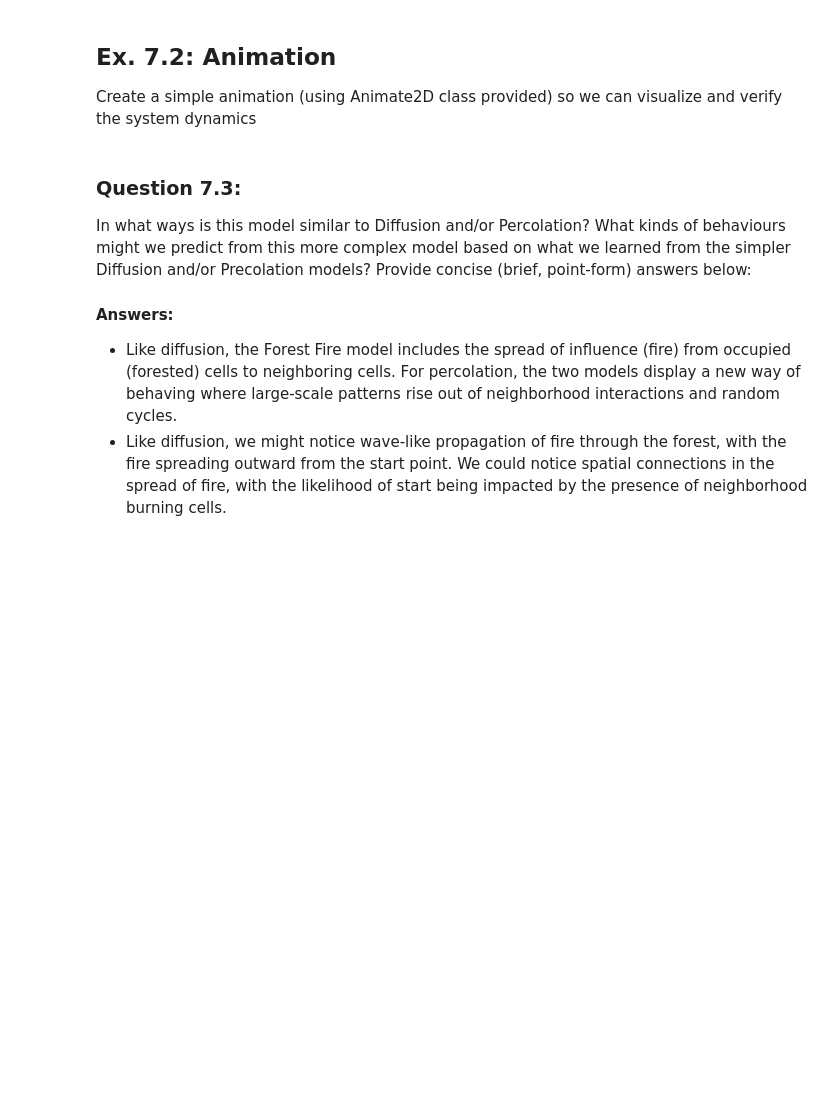
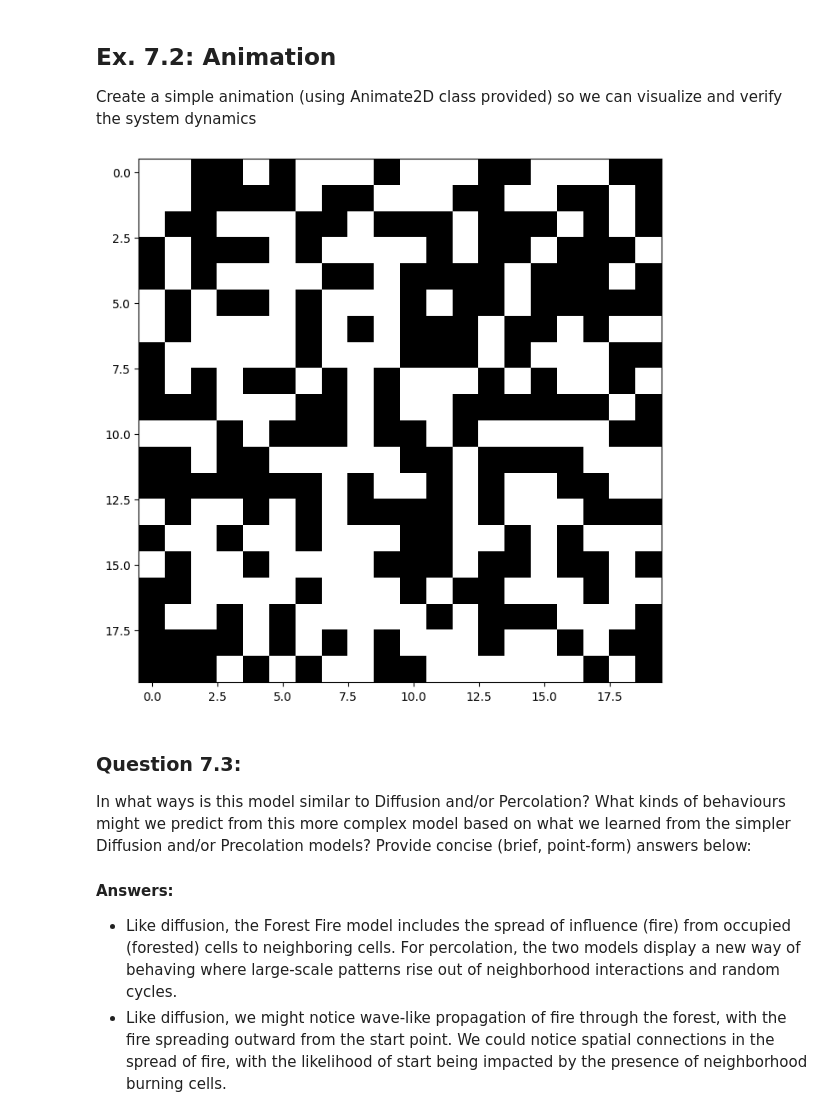
Before and after one commit to falakjaiin/cap-comp215, a Jupyter notebook: labs/lab07-10-fire.ipynb, the cells around one changed output. Cells and saved outputs as stored; diff of their text form; code cells hidden in the pictures; blank space fills up the shorter version.

```diff
--- a/labs/lab07-10-fire.ipynb
+++ b/labs/lab07-10-fire.ipynb
@@ -224,7 +224,27 @@ Create a simple animation (using Animate2D class provided) so we can visualize a
 # %%
 # Ex. 7.2 here
 #  Suggestions: use a small grid (e.g., 20x20)  and
 #               a short animation (100 frames) with interval=0.3, to slow it down so you can inspect its behaviour
+
+class simple_animation:
+  def __init__(self , grid_size):
+    self.grid_size = grid_size
+    self.animate_grid = np.random.choice([0,1] , size=(grid_size , grid_size))
+
+  def step(self):
+    index = np.random.randint(0 , self.grid_size , size=(3,3))
+    for i in index:
+      self.animate_grid[i[0] , i[1]] = 1 - self.animate_grid[i[0] , i[1]]
+
+  def draw(self , ax , step):
+    ax.imshow(self.animate_grid , cmap='binary')
+
+test_animate = simple_animation(20)
+animation_2d = Animation2D(test_animate , frames=100)
+
+animation_2d.animate(interval=0.3)
+# %% [output]
+[figure, added]
 # %% [markdown]
 ### Question 7.3:
 In what ways is this model similar to Diffusion and/or Percolation?
```
Also changed, not shown: parts of 1 cell of this notebook.
